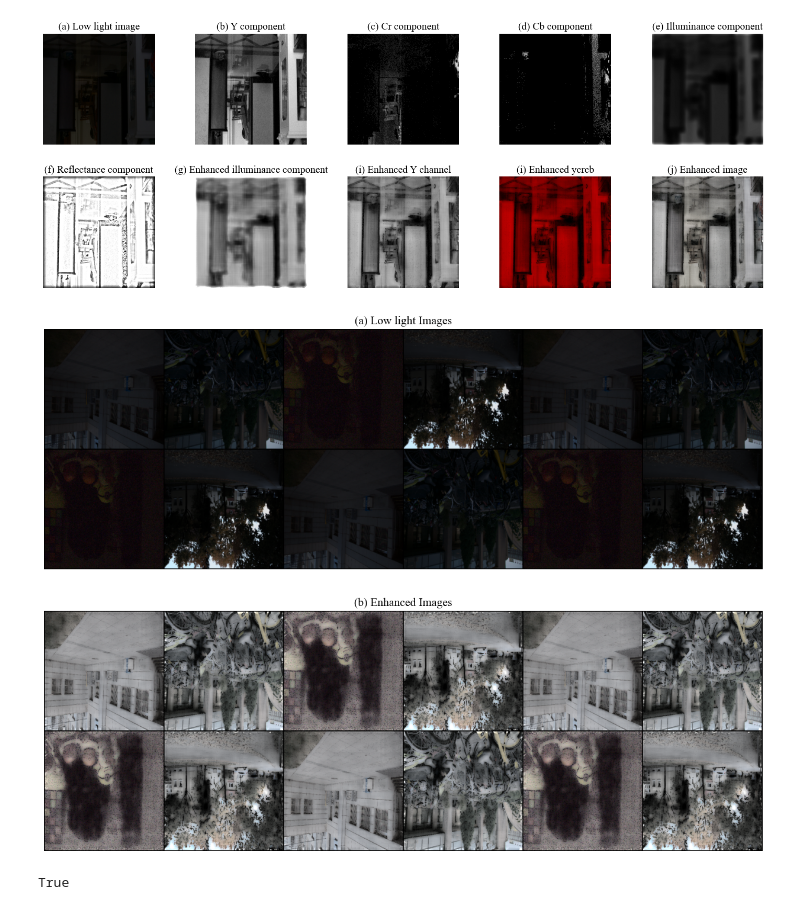
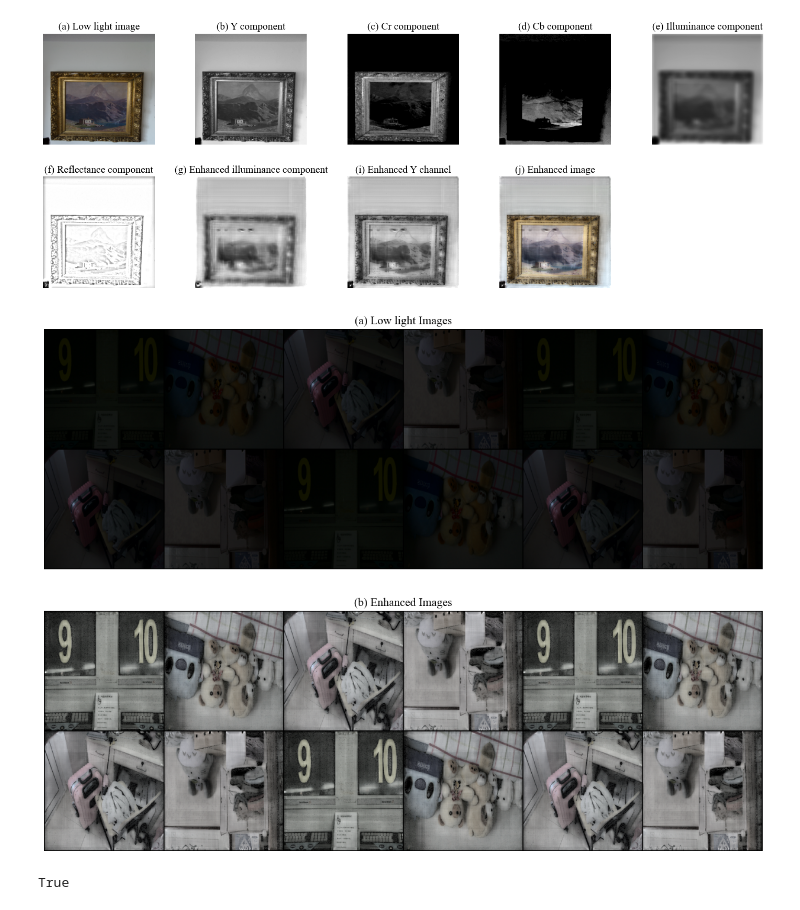
Before and after one commit to Chigo55/HomorphicConvolution, a Jupyter notebook: image.ipynb, the cells around one changed output. Cells and saved outputs as stored; diff of their text form; code cells hidden in the pictures.

```diff
--- a/image.ipynb
+++ b/image.ipynb
@@ -21,7 +21,7 @@ plt.rcParams["font.size"] = 32
 def get_hparams() -> dict[str, Any]:
     hparams: dict[str, Any] = {
         # Engine
-        "seed": 42,
+        "seed": random.randint(0, 1000),
         "max_epochs": 100,
         "accelerator": "gpu",
         "devices": 1,
@@ -141,39 +141,34 @@ plt.title(label="(d) Cb component", fontproperties=prop, fontsize=14)
 plt.axis(False)
 
 plt.subplot(2, 5, 5)
 plt.imshow(X=il, cmap="gray")
 plt.title(label="(e) Illuminance component", fontproperties=prop, fontsize=14)
 plt.axis(False)
 
 plt.subplot(2, 5, 6)
 plt.imshow(X=re, cmap="gray")
 plt.title(label="(f) Reflectance component", fontproperties=prop, fontsize=14)
 plt.axis(False)
 
 plt.subplot(2, 5, 7)
 plt.imshow(X=il_enh, cmap="gray")
 plt.title(label="(g) Enhanced illuminance component", fontproperties=prop, fontsize=14)
 plt.axis(False)
 
 plt.subplot(2, 5, 8)
 plt.imshow(X=y_enh, cmap="gray")
 plt.title(label="(i) Enhanced Y channel", fontproperties=prop, fontsize=14)
 plt.axis(False)
 
 plt.subplot(2, 5, 9)
-plt.imshow(X=ycrcb_enh)
-plt.title(label="(i) Enhanced ycrcb", fontproperties=prop, fontsize=14)
-plt.axis(False)
-
-plt.subplot(2, 5, 10)
 plt.imshow(X=img_enh)
 plt.title(label="(j) Enhanced image", fontproperties=prop, fontsize=14)
 plt.axis(False)
 
 plt.tight_layout()
 plt.show()
 # %% [output]
-[figure, old version]
+[figure, new version]
 # %%
 data_module = LowLightDataModule(
     train_dir=r"data\1_train",
@@ -235,7 +230,7 @@ plt.axis(False)
 plt.tight_layout()
 plt.show()
 # %% [output]
-[figure, old version]
+[figure, new version]
 # %%
 cv2.imwrite(
     filename=r"runs\image\0_d.jpg",
```
Also changed, not shown: parts of 2 cells of this notebook, 4 other files.
